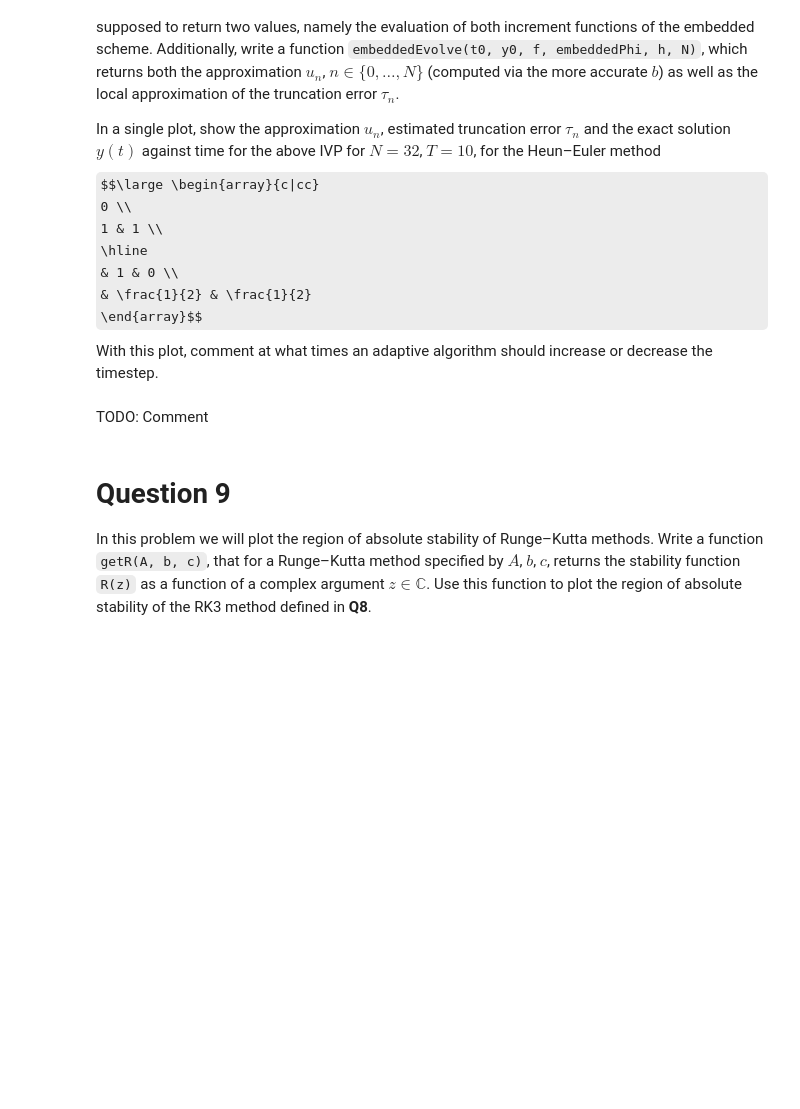
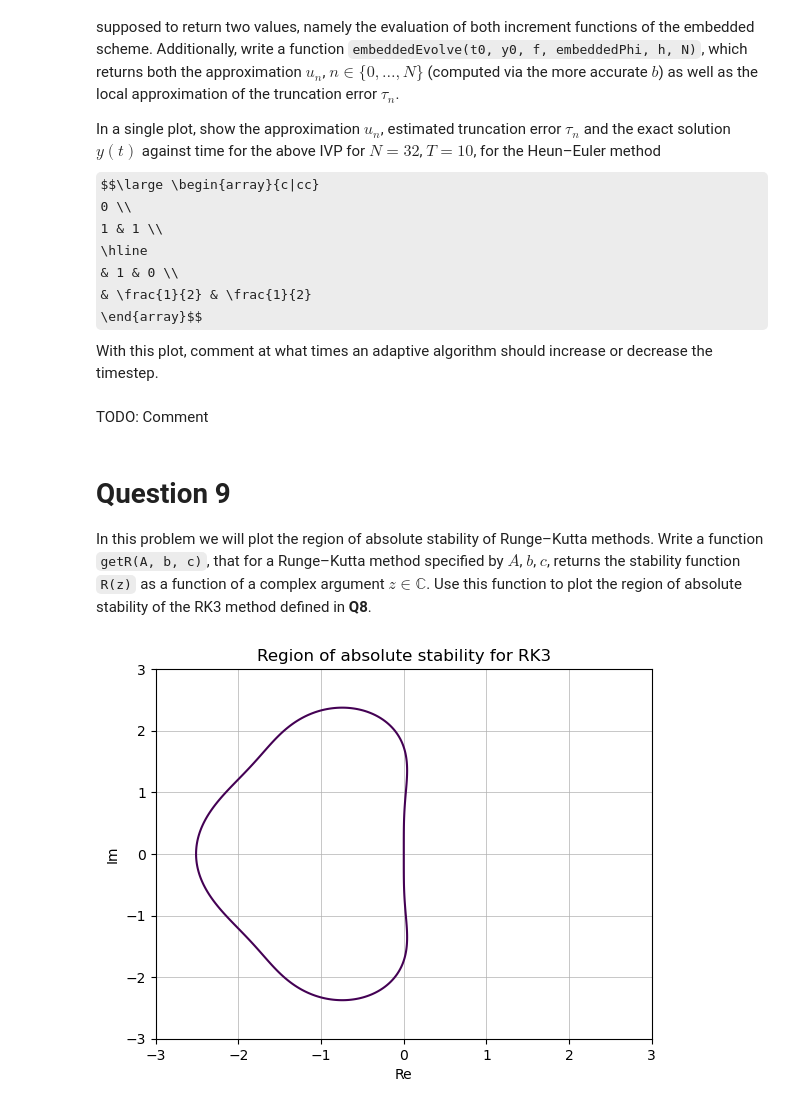
Before and after one commit to DoctorDalek1963/uni, a Jupyter notebook: second-year/MA2K4-Numerical-Methods-and-Computing/Ass-4/Dyson_Dyson_5503449_MA2K4_Assignment_4.ipynb, the cells around one changed output. Drawn from its saved outputs; the diff is of its cells as text; code cells hidden in the pictures; some formulas as TeX source; blank space fills up the shorter version.

```diff
--- a/second-year/MA2K4-Numerical-Methods-and-Computing/Ass-4/Dyson_Dyson_5503449_MA2K4_Assignment_4.ipynb
+++ b/second-year/MA2K4-Numerical-Methods-and-Computing/Ass-4/Dyson_Dyson_5503449_MA2K4_Assignment_4.ipynb
@@ -178,6 +352,46 @@ TODO: Comment
 In this problem we will plot the region of absolute stability of Runge–Kutta methods. Write a function `getR(A, b, c)`, that for a Runge–Kutta method specified by $A$, $b$, $c$, returns the stability function `R(z)` as a function of a complex argument $z \in \mathbb{C}$. Use this function to plot the region of absolute stability of the RK3 method defined in **Q8**.
 # %%
 def getR(A, b, c):
-    pass # TODO
+    assert type(A) == np.ndarray, "A must be a NumPy array"
+    assert type(b) == np.ndarray, "b must be a NumPy array"
+    assert type(c) == np.ndarray, "c must be a NumPy array"
+
+    (s,) = c.shape
+
+    assert b.shape == (s,), "b and c must have the same length"
+    assert A.shape == (s, s), "A must be a square matrix with the same side lengths as b and c"
+
+    def R(z):
+        return 1 + z * b.T @ np.linalg.inv(np.eye(s) - z * A) @ np.ones(s)
+
+    return R
 # %%
-# TODO: Plot using matplotlib contour or contourf
+def plot_region_absolute_stability():
+    R = getR(
+        np.array([[0, 0, 0], [1/2, 0, 0], [-1, 2, 0]]),
+        np.array([1/6, 2/3, 1/6]),
+        np.array([0, 1/2, 1])
+    )
+
+    x = np.linspace(-3, 3, 250)
+    y = np.linspace(-3, 3, 250)
+    X, Y = np.meshgrid(x, y)
+    Z = X + Y * 1j
+    RZ = np.vectorize(lambda z: np.abs(R(z)))(Z)
+
+    plt.contour(X, Y, RZ, [1])
+
+    plt.grid(True, which='both', linestyle='-', linewidth=0.5)
+
+    plt.title(r"Region of absolute stability for RK3")
+    plt.xlabel("Re")
+    plt.ylabel("Im")
+
+    plt.show()
+    plt.clf()
+    plt.close()
+
+
+plot_region_absolute_stability()
+# %% [output]
+[figure, added]
```
Also changed, not shown: parts of 11 cells of this notebook, 2 other files.
